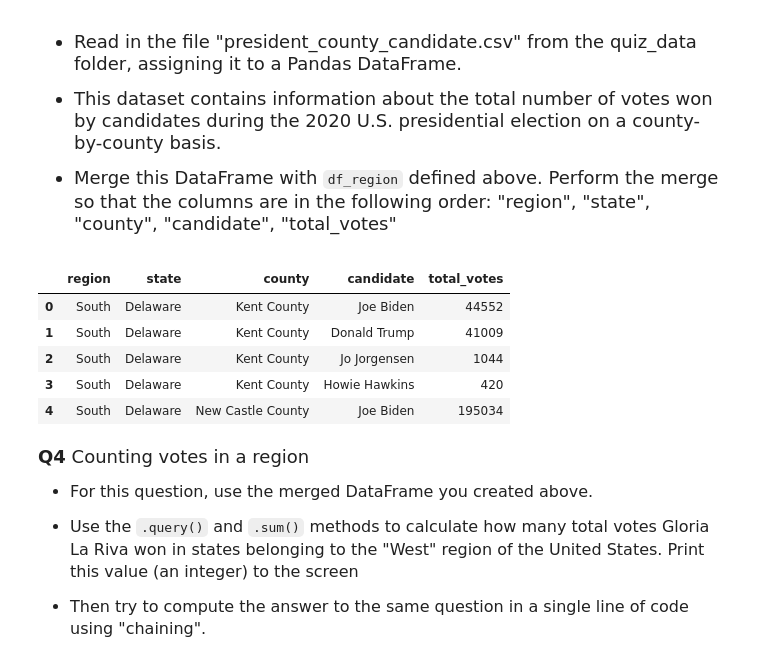
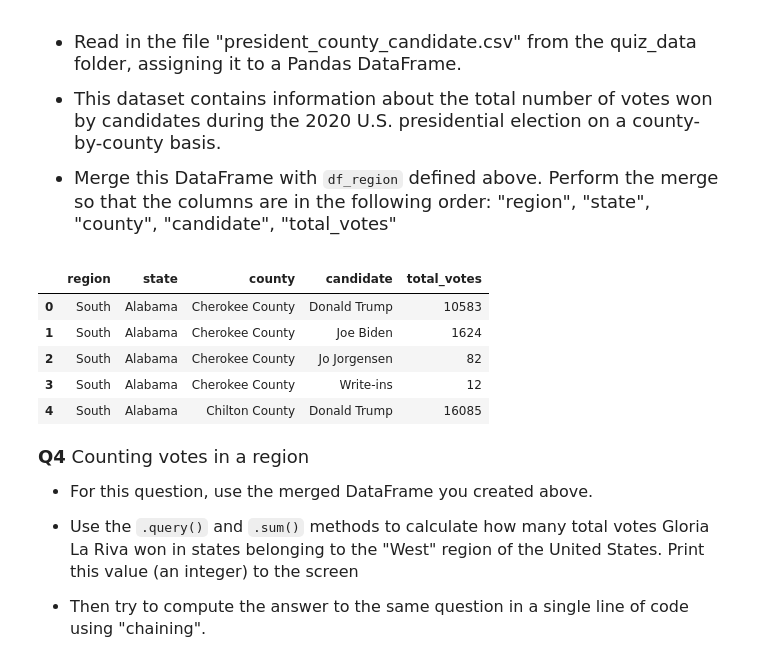
Before and after one commit to Orlykg/datasci151spring2026, a Jupyter notebook: _quizzes/practice_quiz_4/practice_quiz_4.ipynb, the cells around one changed output. Drawn from its saved outputs; the diff is of its cells as text; code cells hidden in the pictures.

```diff
--- a/_quizzes/practice_quiz_4/practice_quiz_4.ipynb
+++ b/_quizzes/practice_quiz_4/practice_quiz_4.ipynb
@@ -166,20 +152,34 @@ df_region.head()
 # %%
 # your code here
 
 df_votes = pd.read_csv("quiz_data/president_county_candidate.csv")
 
-df_merged = df_votes.merge(df_region, on = "state")
-
-df_merged = df_merged[["region", "state", "county", "candidate", "total_votes"]]
+df_merged = pd.merge(left = df_region[["region", "state"]],
+            right = df_votes[["state", "county", "candidate", "total_votes"]],
+            how = "left",
+            on = "state")
 
 df_merged.head()
+
+#ORRRR
+
+# df_pres_county = pd.read_csv("quiz_data/president_county_candidate.csv")
+
+# display(df_pres_county.head())
+
+# df_merged1 = pd.merge(left = df_region[["region", "state"]],
+           # right = df_pres_county[["state", "county", "candidate", "total_votes"]],
+           # how = "right",
+            #on = "state")
+
+# df_merged1.head()
 # %% [output]
 |  | region | state | county | candidate | total_votes |
-| 0 | South | Delaware | Kent County | Joe Biden | 44552 |
-| 1 | South | Delaware | Kent County | Donald Trump | 41009 |
-| 2 | South | Delaware | Kent County | Jo Jorgensen | 1044 |
-| 3 | South | Delaware | Kent County | Howie Hawkins | 420 |
-| 4 | South | Delaware | New Castle County | Joe Biden | 195034 |
+| 0 | South | Alabama | Cherokee County | Donald Trump | 10583 |
+| 1 | South | Alabama | Cherokee County | Joe Biden | 1624 |
+| 2 | South | Alabama | Cherokee County | Jo Jorgensen | 82 |
+| 3 | South | Alabama | Cherokee County | Write-ins | 12 |
+| 4 | South | Alabama | Chilton County | Donald Trump | 16085 |
 # %% [markdown]
 <font size = "4">
 
```
Also changed, not shown: parts of 5 cells of this notebook, 2 other files.
